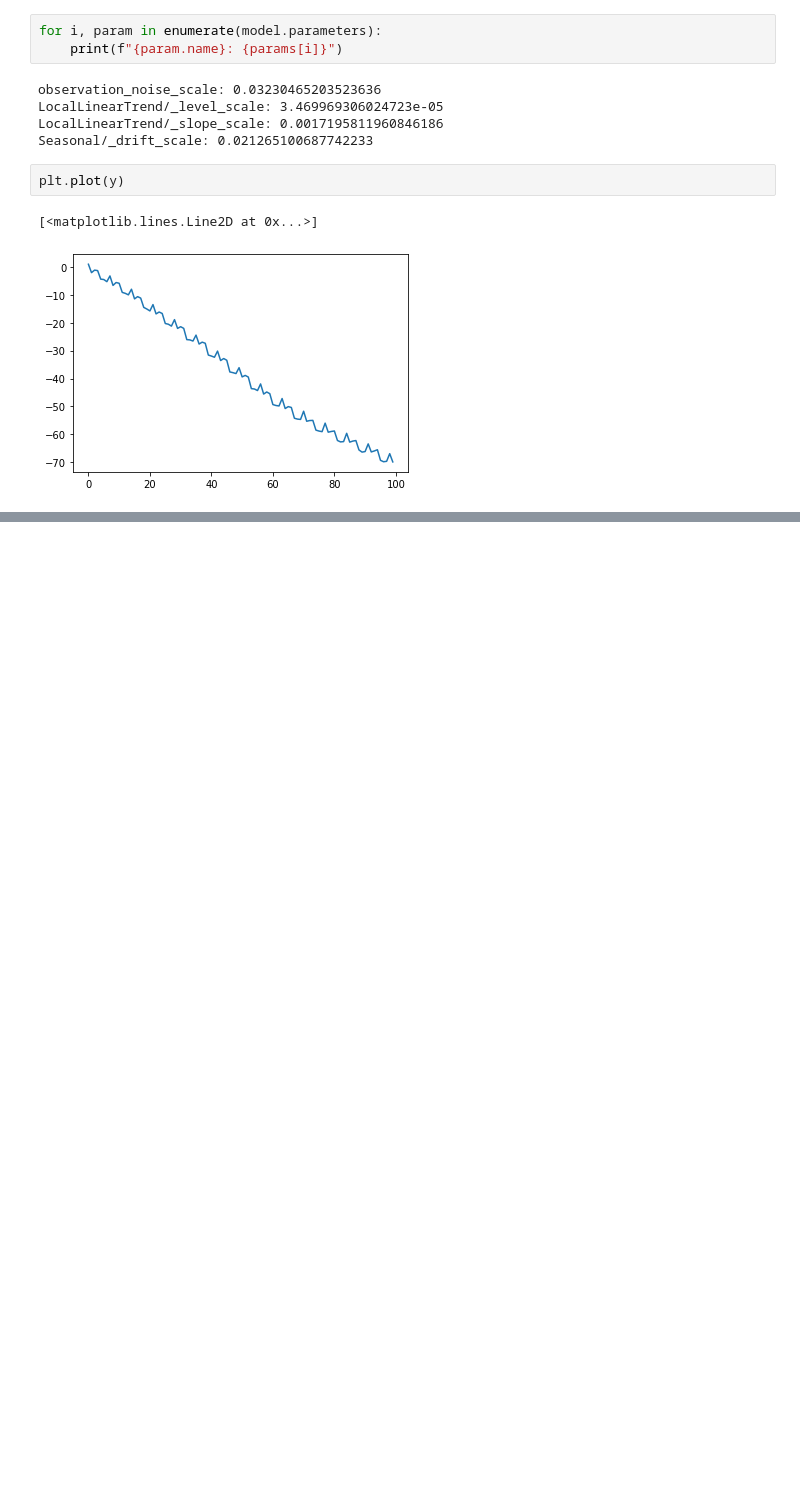
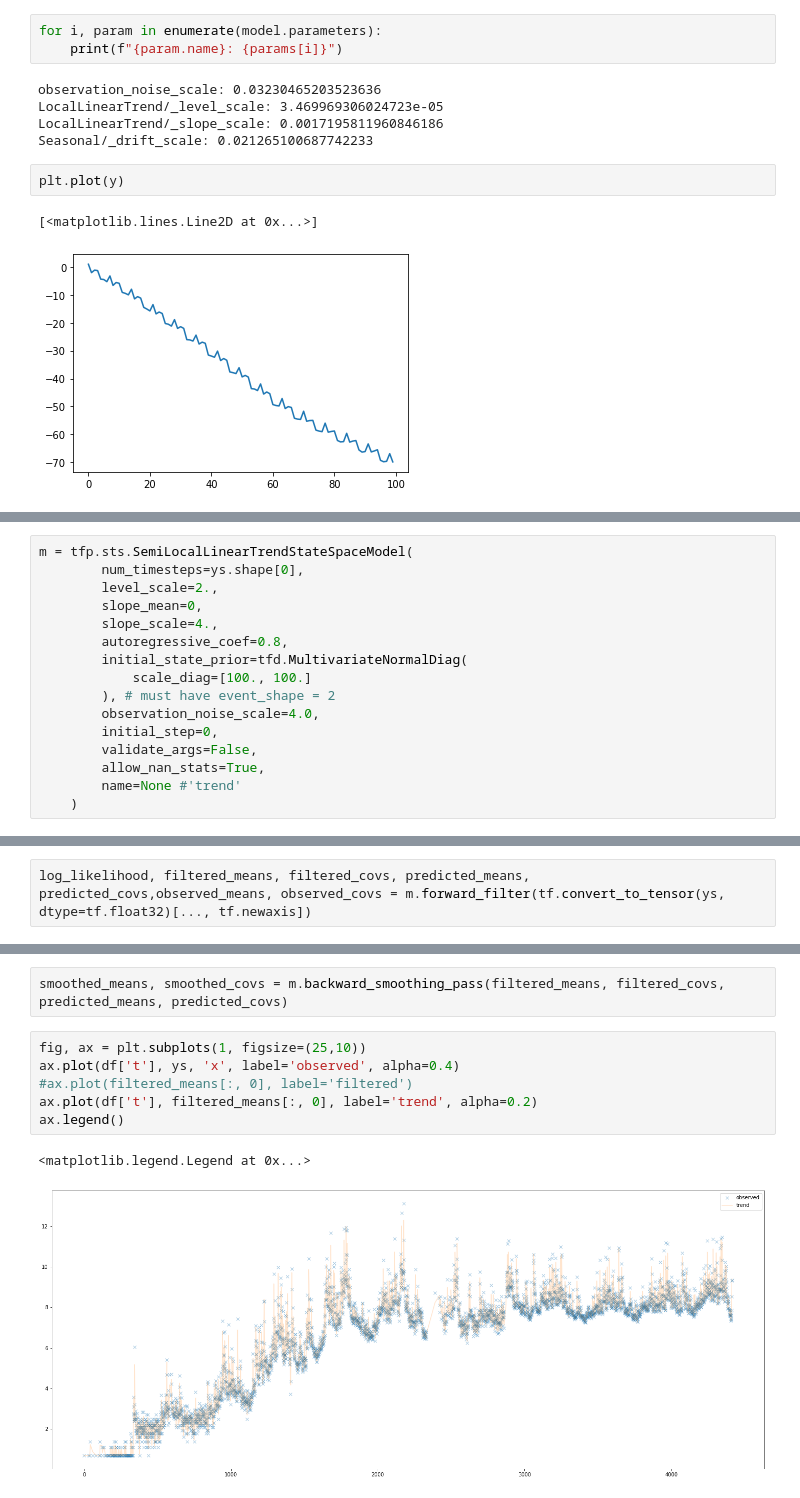
Before and after one commit to kaijennissen/fbprophet, a Jupyter notebook: notebooks/0_Structural_Time_Series.ipynb, the cells around one changed output, grey strips where cells are left out. Cells and saved outputs as stored; diff of their text form; blank space fills up the shorter version.

```diff
--- a/notebooks/0_Structural_Time_Series.ipynb
+++ b/notebooks/0_Structural_Time_Series.ipynb
@@ -601,0 +765,16 @@ plt.plot(y)
+# %%
+m = tfp.sts.SemiLocalLinearTrendStateSpaceModel(
+        num_timesteps=ys.shape[0],
+        level_scale=2.,
+        slope_mean=0,
+        slope_scale=4.,
+        autoregressive_coef=0.8,
+        initial_state_prior=tfd.MultivariateNormalDiag(
+            scale_diag=[100., 100.]
+        ), # must have event_shape = 2
+        observation_noise_scale=4.0,
+        initial_step=0,
+        validate_args=False,
+        allow_nan_stats=True,
+        name=None #'trend'
+    )
@@ -601,0 +790,2 @@ plt.plot(y)
+# %%
+log_likelihood, filtered_means, filtered_covs, predicted_means, predicted_covs,observed_means, observed_covs = m.forward_filter(tf.convert_to_tensor(ys, dtype=tf.float32)[..., tf.newaxis])
@@ -601,0 +794,11 @@ plt.plot(y)
+# %%
+smoothed_means, smoothed_covs = m.backward_smoothing_pass(filtered_means, filtered_covs, predicted_means, predicted_covs)
+# %%
+fig, ax = plt.subplots(1, figsize=(25,10))
+ax.plot(df['t'], ys, 'x', label='observed', alpha=0.4)
+#ax.plot(filtered_means[:, 0], label='filtered')
+ax.plot(df['t'], filtered_means[:, 0], label='trend', alpha=0.2)
+ax.legend()
+# %% [output]
+<matplotlib.legend.Legend at 0x...>
+[figure, added]
```
Also changed, not shown: parts of 24 cells of this notebook, 10 other files.
